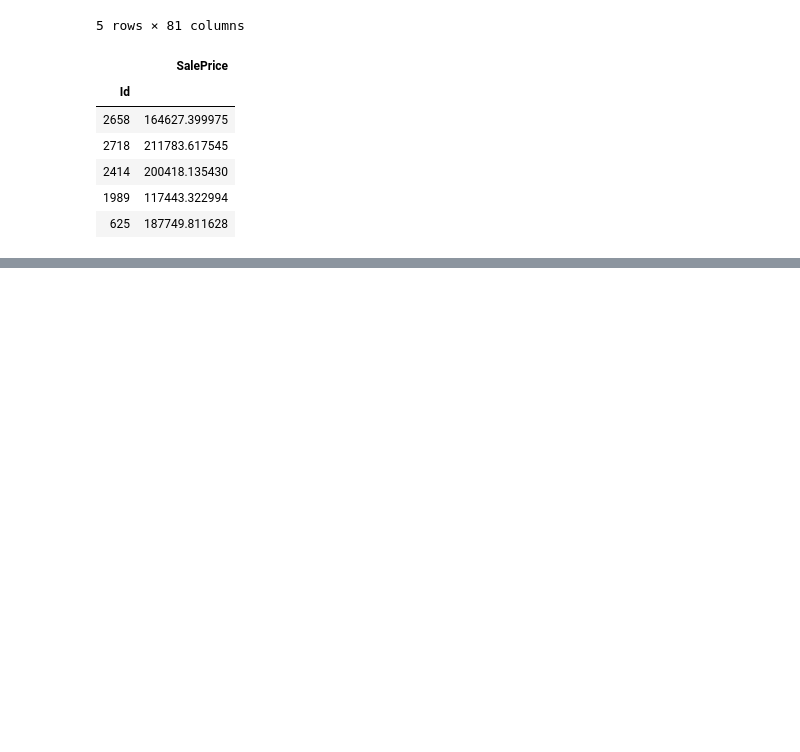
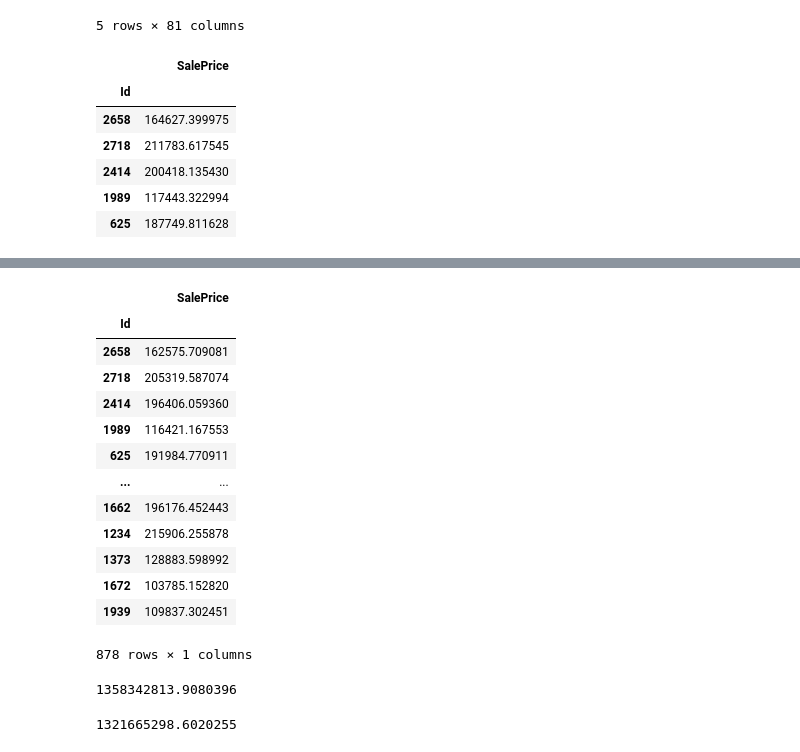
Before and after one commit to PaperArmada/home-price-prediction, a Jupyter notebook: code/matt-reed-project-2.ipynb, the cells around one changed output, grey strips where cells are left out. Saved outputs shown, nothing was run; the diff lists cells and outputs as text; code cells hidden in the pictures; blank space fills up the shorter version.

```diff
--- a/code/matt-reed-project-2.ipynb
+++ b/code/matt-reed-project-2.ipynb
@@ -341,0 +447,19 @@ submission.to_csv('../outputs/mlr_2_submission.csv')
+# %%
+submission = df_test[['Id', 'SalePrice']]
+submission.set_index('Id', inplace=True)
+submission
+# %% [output]
+|  | SalePrice |
+| Id |  |
+| 2658 | 162575.709081 |
+| 2718 | 205319.587074 |
+| 2414 | 196406.059360 |
+| 1989 | 116421.167553 |
+| 625 | 191984.770911 |
+| ... | ... |
+| 1662 | 196176.452443 |
+| 1234 | 215906.255878 |
+| 1373 | 128883.598992 |
+| 1672 | 103785.152820 |
+| 1939 | 109837.302451 |
+878 rows × 1 columns
@@ -341,0 +468,10 @@ submission.to_csv('../outputs/mlr_2_submission.csv')
+# %%
+self_test_2 = lr_2.predict(X_2)
+metrics.mean_squared_error(y_2, self_test_2)
+# %% [output]
+1358342813.9080396
+# %%
+self_test_3 = lr_3.predict(imputed_X_train)
+metrics.mean_squared_error(y, self_test_3)
+# %% [output]
+1321665298.6020255
```
Also changed, not shown: parts of 24 cells of this notebook, 11 other files.
